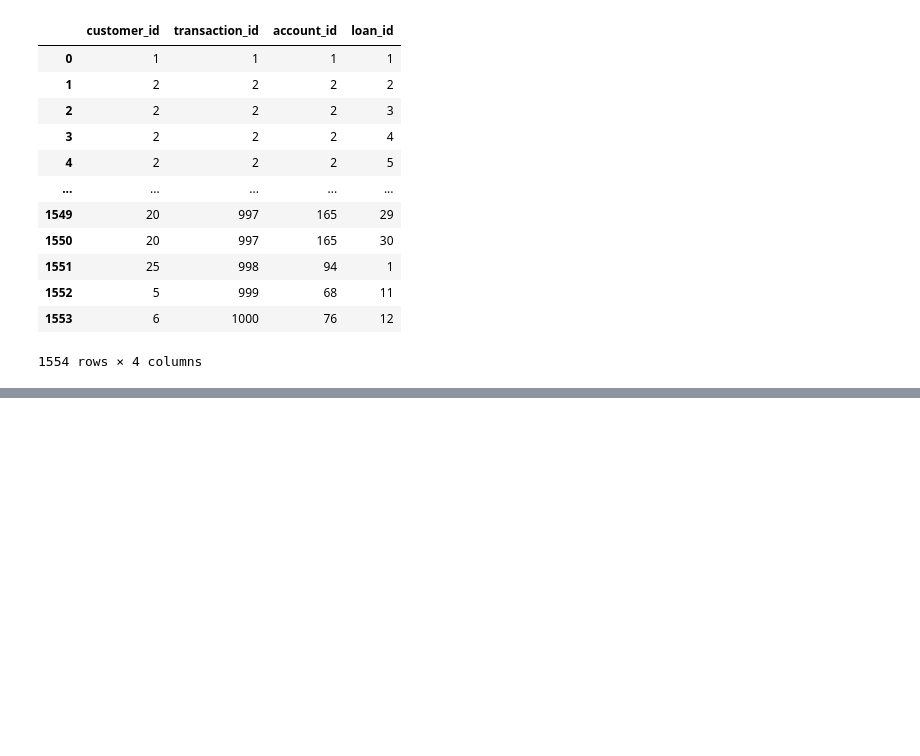
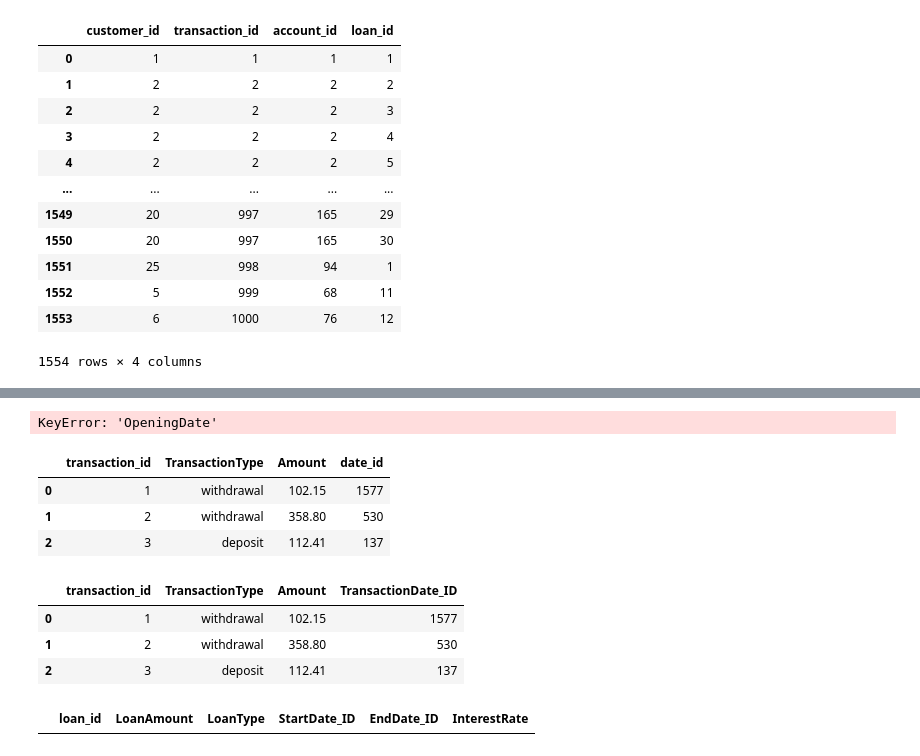
Before and after one commit to Ahmed9667/Zulo-Bank-RBDMS-PostgreSql, a Jupyter notebook: Zulo Bank Notebook.ipynb, the cells around one changed output, grey strips where cells are left out. Drawn from its saved outputs; the diff is of its cells as text; code cells hidden in the pictures; blank space fills up the shorter version.

```diff
--- a/Zulo Bank Notebook.ipynb
+++ b/Zulo Bank Notebook.ipynb
@@ -220,0 +293,52 @@ zulo_bank
+# %%
+# convert accounts table to 3NF
+
+#convert accounts['OpeningDate'] from object to datetime
+date_dim['date'] = pd.to_datetime(date_dim['date'])
+accounts['OpeningDate'] = pd.to_datetime(accounts['OpeningDate'])
+
+accounts = accounts.merge(date_dim ,left_on= 'OpeningDate', right_on='date', how='inner' )\
+           .rename(columns = {'date_id' : 'OpeningDate_ID'})\
+           .reset_index(drop = True)\
+           [['account_id','AccountType', 'Balance','OpeningDate_ID']]
+
+accounts.head(5)
+# %% [output]
+KeyError: 'OpeningDate'
+# %%
+# Convert transactions table to 3NF
+transactions['TransactionDate'] = pd.to_datetime(transactions['TransactionDate'])
+
+transactions = transactions.merge(date_dim , left_on= 'TransactionDate',right_on = 'date' , how = 'inner')\
+               .reset_index(drop=True)\
+               [['transaction_id','TransactionType', 'Amount','date_id']]
+transactions.head(3)
+# %% [output]
+|  | transaction_id | TransactionType | Amount | date_id |
+| 0 | 1 | withdrawal | 102.15 | 1577 |
+| 1 | 2 | withdrawal | 358.80 | 530 |
+| 2 | 3 | deposit | 112.41 | 137 |
+# %%
+transactions=transactions.rename(columns = {'date_id':'TransactionDate_ID'})
+transactions.head(3)
+# %% [output]
+|  | transaction_id | TransactionType | Amount | TransactionDate_ID |
+| 0 | 1 | withdrawal | 102.15 | 1577 |
+| 1 | 2 | withdrawal | 358.80 | 530 |
+| 2 | 3 | deposit | 112.41 | 137 |
+# %%
+# Convert table loans
+loans['StartDate'] = pd.to_datetime(loans['StartDate']).dt.date
+loans['EndDate'] = pd.to_datetime(loans['EndDate']).dt.date
+
+loans = loans.merge(date_dim , left_on='StartDate',right_on='date',how='inner')\
+        .rename(columns={'date_id' : 'StartDate_ID'})\
+        .reset_index(drop=True)\
+        .merge(date_dim , left_on='EndDate',right_on='date',how='inner',suffixes=('','_end'))\
+        .rename(columns={'date_id' : 'EndDate_ID'})\
+        .reset_index(drop=True)\
+        [['loan_id','LoanAmount', 'LoanType', 'StartDate_ID', 'EndDate_ID', 'InterestRate']]
+
+loans
+# %% [output]
+|  | loan_id | LoanAmount | LoanType | StartDate_ID | EndDate_ID | InterestRate |
```
Also changed, not shown: parts of 12 cells of this notebook.
